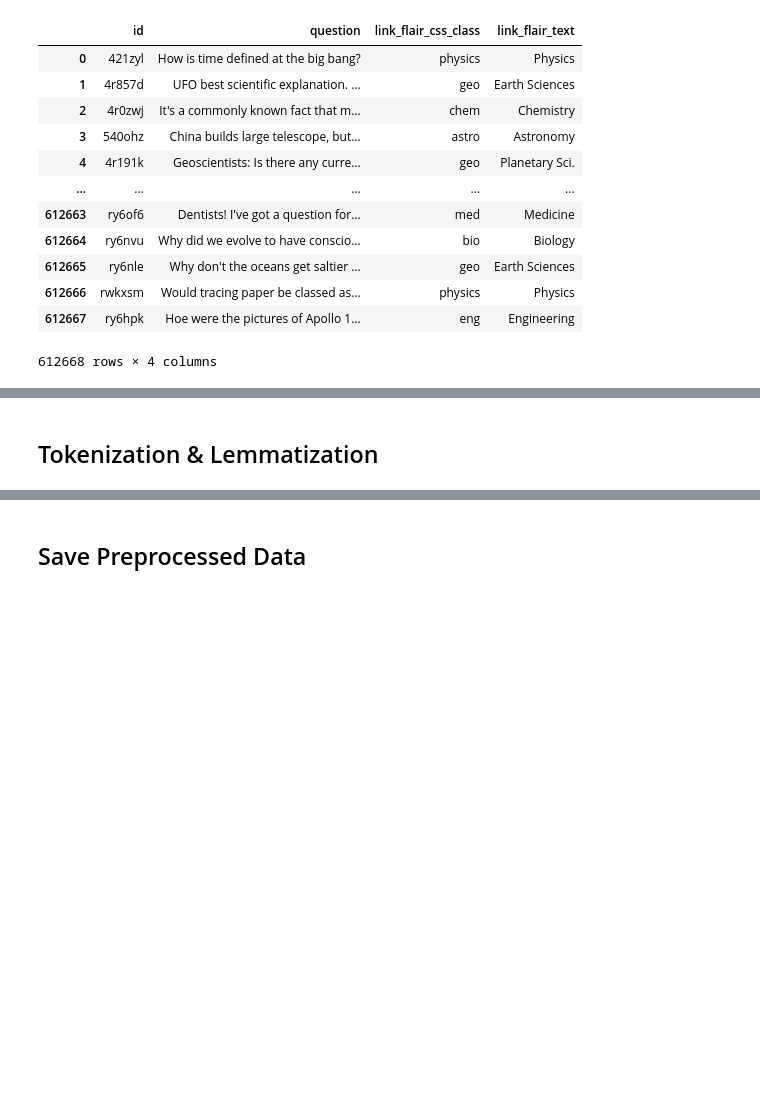
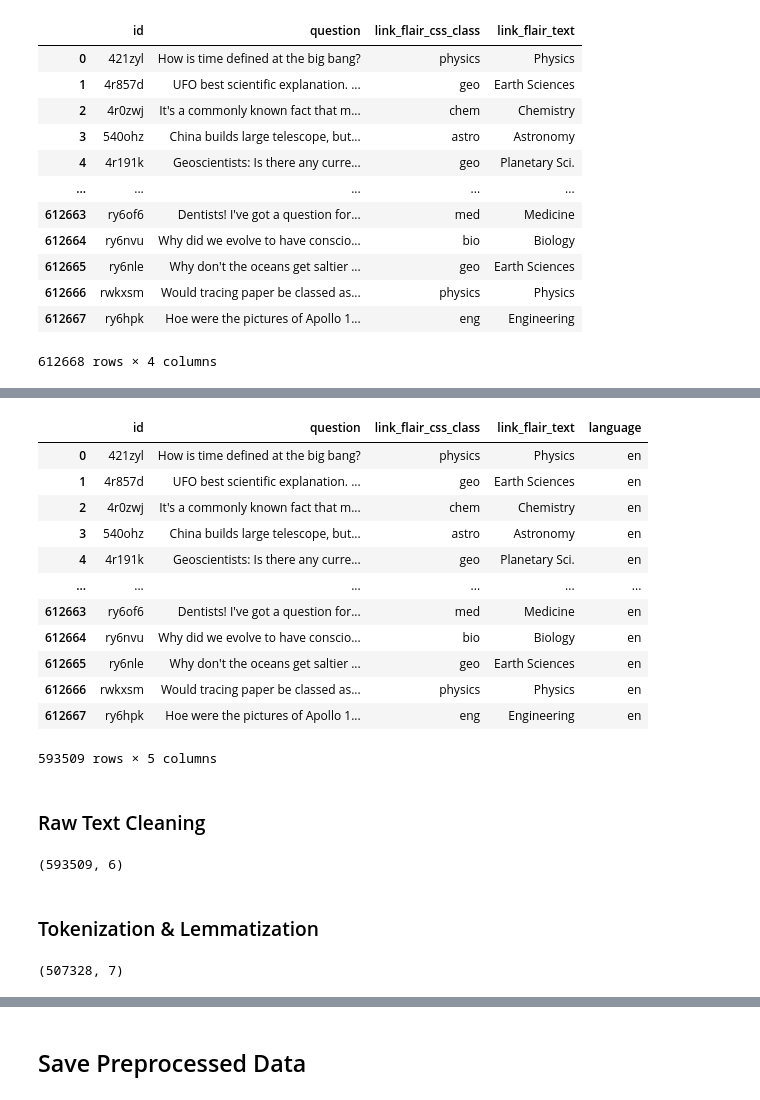
Before and after one commit to svenj-a/Topic_Modeling, a Jupyter notebook: Preprocessing.ipynb, the cells around one changed output, grey strips where cells are left out. Drawn from its saved outputs; the diff is of its cells as text; code cells hidden in the pictures; blank space fills up the shorter version.

```diff
--- a/Preprocessing.ipynb
+++ b/Preprocessing.ipynb
@@ -232,2 +262,42 @@ df
+# %%
+# Filter for english posts
+df = df[df["language"] == "en"].copy()
+df
+# %% [output]
+|  | id | question | link_flair_css_class | link_flair_text | language |
+| 0 | 421zyl | How is time defined at the big bang? | physics | Physics | en |
+| 1 | 4r857d | UFO best scientific explanation. ... | geo | Earth Sciences | en |
+| 2 | 4r0zwj | It's a commonly known fact that m... | chem | Chemistry | en |
+| 3 | 540ohz | China builds large telescope, but... | astro | Astronomy | en |
+| 4 | 4r191k | Geoscientists: Is there any curre... | geo | Planetary Sci. | en |
+| ... | ... | ... | ... | ... | ... |
+| 612663 | ry6of6 | Dentists! I've got a question for... | med | Medicine | en |
+| 612664 | ry6nvu | Why did we evolve to have conscio... | bio | Biology | en |
+| 612665 | ry6nle | Why don't the oceans get saltier ... | geo | Earth Sciences | en |
+| 612666 | rwkxsm | Would tracing paper be classed as... | physics | Physics | en |
+| 612667 | ry6hpk | Hoe were the pictures of Apollo 1... | eng | Engineering | en |
+593509 rows × 5 columns
+# %% [markdown]
+### Raw Text Cleaning
+# %%
+def basic_clean(text):
+    text = text.lower()
+
+    text = re.sub(r"http\S+|www\S+", "", text)
+    text = re.sub(r"/u/\w+|/r/\w+", "", text)
+
+    text = unicodedata.normalize("NFKC", text)
+
+    # replace punctuation WITH space (not deletion)
+    text = re.sub(r"[^\w\s-]", " ", text)
+
+    text = re.sub(r"\s+", " ", text).strip()
+
+    return text
+
+df["clean_text"] = df["question"].apply(basic_clean)
+df.shape
+# %% [output]
+(593509, 6)
 # %% [markdown]
-## Tokenization & Lemmatization
+### Tokenization & Lemmatization
@@ -267,6 +332,9 @@ df["tokens"] = df["clean_text"].apply(clean_tokens)
 # %%
 # Remove documents with less than 4 tokens
 df = df[df["tokens"].apply(lambda x: len(x) > 3)].copy()
+df.shape
+# %% [output]
+(507328, 7)
 # %%
 # Convert tokens to string vectorization
 df["clean_text"] = df["tokens"].apply(lambda x: " ".join(x))
```
Also changed, not shown: parts of 17 cells of this notebook, 12 other files.
